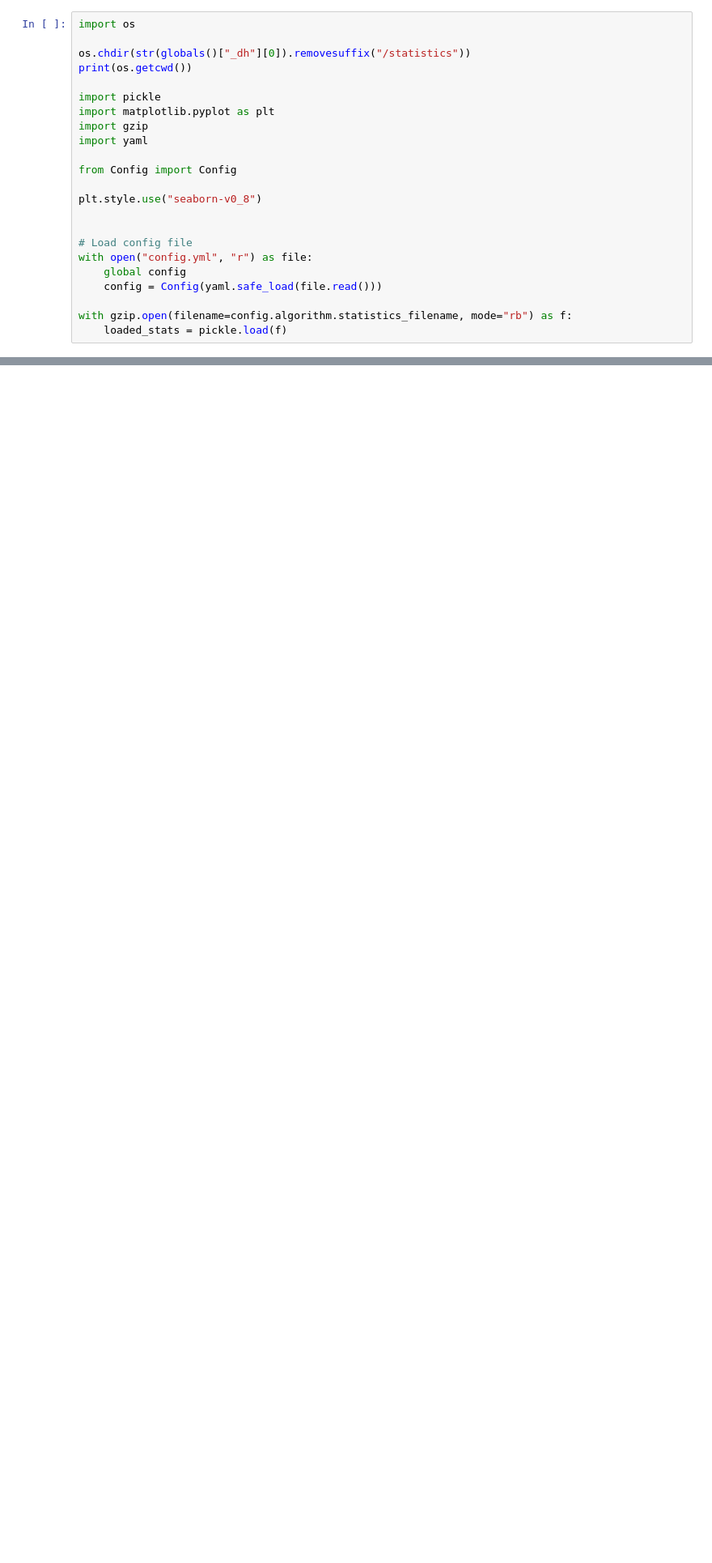
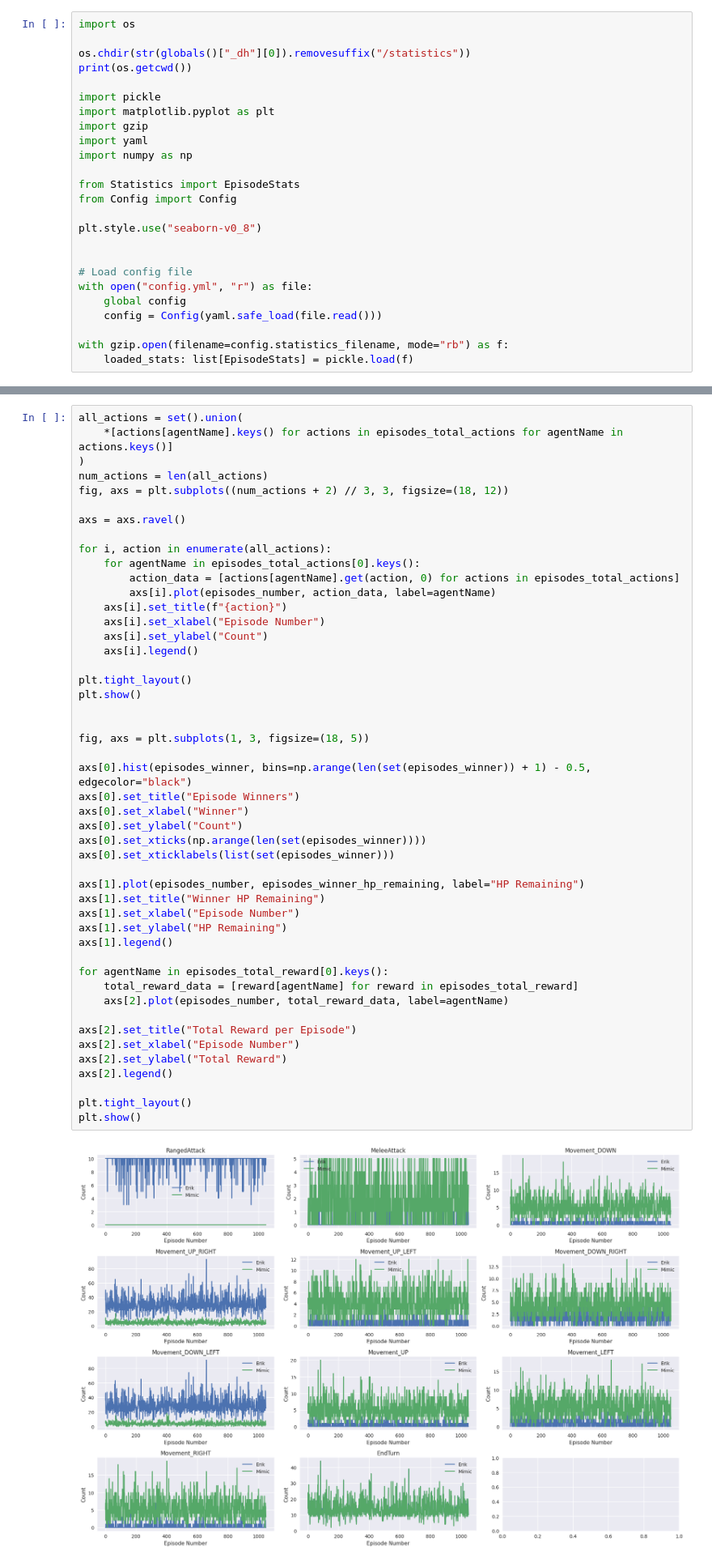
Before and after one commit to RiccardoEvangelisti/AAS, a Jupyter notebook: statistics/statistics.ipynb, the cells around one changed output, grey strips where cells are left out. Shown at 81% size. Drawn from its saved outputs; the diff is of its cells as text; blank space fills up the shorter version.

Commit message:
agents now has independent algorithms

```diff
--- a/statistics/statistics.ipynb
+++ b/statistics/statistics.ipynb
@@ -8,7 +8,9 @@ import pickle
 import matplotlib.pyplot as plt
 import gzip
 import yaml
+import numpy as np
 
+from Statistics import EpisodeStats
 from Config import Config
 
 plt.style.use("seaborn-v0_8")
@@ -19,7 +21,7 @@ with open("config.yml", "r") as file:
     global config
     config = Config(yaml.safe_load(file.read()))
 
-with gzip.open(filename=config.algorithm.statistics_filename, mode="rb") as f:
-    loaded_stats = pickle.load(f)
+with gzip.open(filename=config.statistics_filename, mode="rb") as f:
+    loaded_stats: list[EpisodeStats] = pickle.load(f)
 # %% [output]
 /home/riccardo/AAS
@@ -176,0 +70,50 @@ plt.show()
+# %%
+all_actions = set().union(
+    *[actions[agentName].keys() for actions in episodes_total_actions for agentName in actions.keys()]
+)
+num_actions = len(all_actions)
+fig, axs = plt.subplots((num_actions + 2) // 3, 3, figsize=(18, 12))
+
+axs = axs.ravel()
+
+for i, action in enumerate(all_actions):
+    for agentName in episodes_total_actions[0].keys():
+        action_data = [actions[agentName].get(action, 0) for actions in episodes_total_actions]
+        axs[i].plot(episodes_number, action_data, label=agentName)
+    axs[i].set_title(f"{action}")
+    axs[i].set_xlabel("Episode Number")
+    axs[i].set_ylabel("Count")
+    axs[i].legend()
+
+plt.tight_layout()
+plt.show()
+
+
+fig, axs = plt.subplots(1, 3, figsize=(18, 5))
+
+axs[0].hist(episodes_winner, bins=np.arange(len(set(episodes_winner)) + 1) - 0.5, edgecolor="black")
+axs[0].set_title("Episode Winners")
+axs[0].set_xlabel("Winner")
+axs[0].set_ylabel("Count")
+axs[0].set_xticks(np.arange(len(set(episodes_winner))))
+axs[0].set_xticklabels(list(set(episodes_winner)))
+
+axs[1].plot(episodes_number, episodes_winner_hp_remaining, label="HP Remaining")
+axs[1].set_title("Winner HP Remaining")
+axs[1].set_xlabel("Episode Number")
+axs[1].set_ylabel("HP Remaining")
+axs[1].legend()
+
+for agentName in episodes_total_reward[0].keys():
+    total_reward_data = [reward[agentName] for reward in episodes_total_reward]
+    axs[2].plot(episodes_number, total_reward_data, label=agentName)
+
+axs[2].set_title("Total Reward per Episode")
+axs[2].set_xlabel("Episode Number")
+axs[2].set_ylabel("Total Reward")
+axs[2].legend()
+
+plt.tight_layout()
+plt.show()
+# %% [output]
+[figure, added]
```
Also changed, not shown: parts of 4 cells of this notebook, 13 other files.
